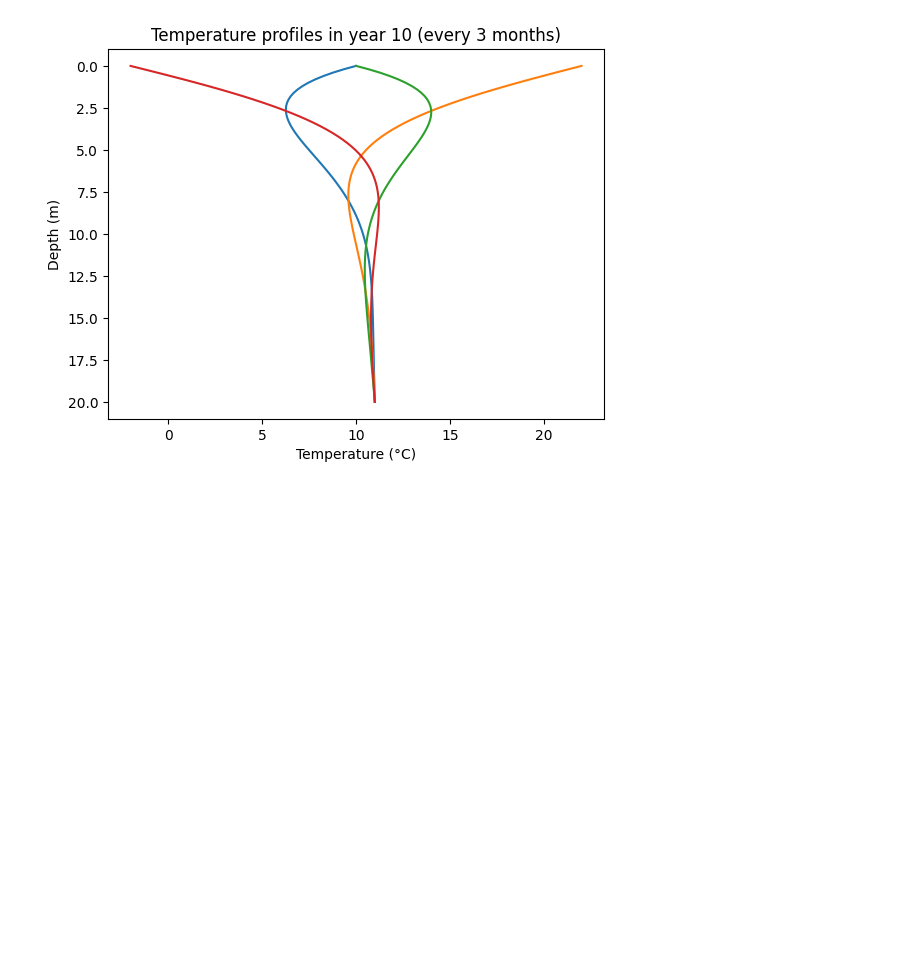
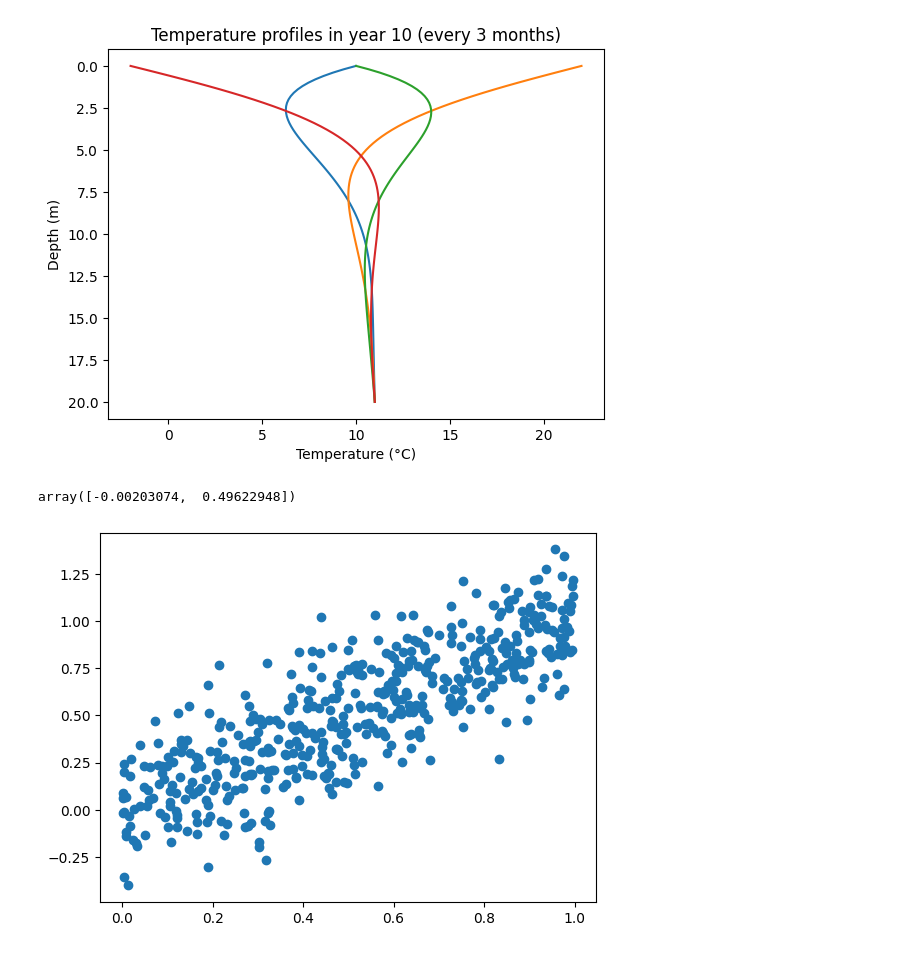
Before and after one commit to ImJayCup/ASTR78100-JacobYuzovitskiy, a Jupyter notebook: Astro78100.ipynb, the cells around one changed output. Cells and saved outputs as stored; diff of their text form; code cells hidden in the pictures; blank space fills up the shorter version.

```diff
--- a/Astro78100.ipynb
+++ b/Astro78100.ipynb
@@ -613,3 +613,21 @@ plt.title("Temperature profiles in year 10 (every 3 months)")
 plt.show()
 # %% [output]
 [figure]
+# %%
+import numpy as np
+from matplotlib import pyplot as plt
+
+rng = np.random.default_rng()
+randNums = np.random.rand(500)
+
+def f(x):
+    return x
+noisyNums = f(randNums) + 0.2*np.random.standard_normal(500)
+
+plt.scatter(randNums,noisyNums)
+bootstrapped_data = [(np.random.choice(noisyNums)) for _ in noisyNums]
+
+np.polyfit(randNums,bootstrapped_data,1)
+# %% [output]
+array([-0.00203074,  0.49622948])
+[figure, added]
```
Also changed, not shown: parts of 14 cells of this notebook, 10 other files.
